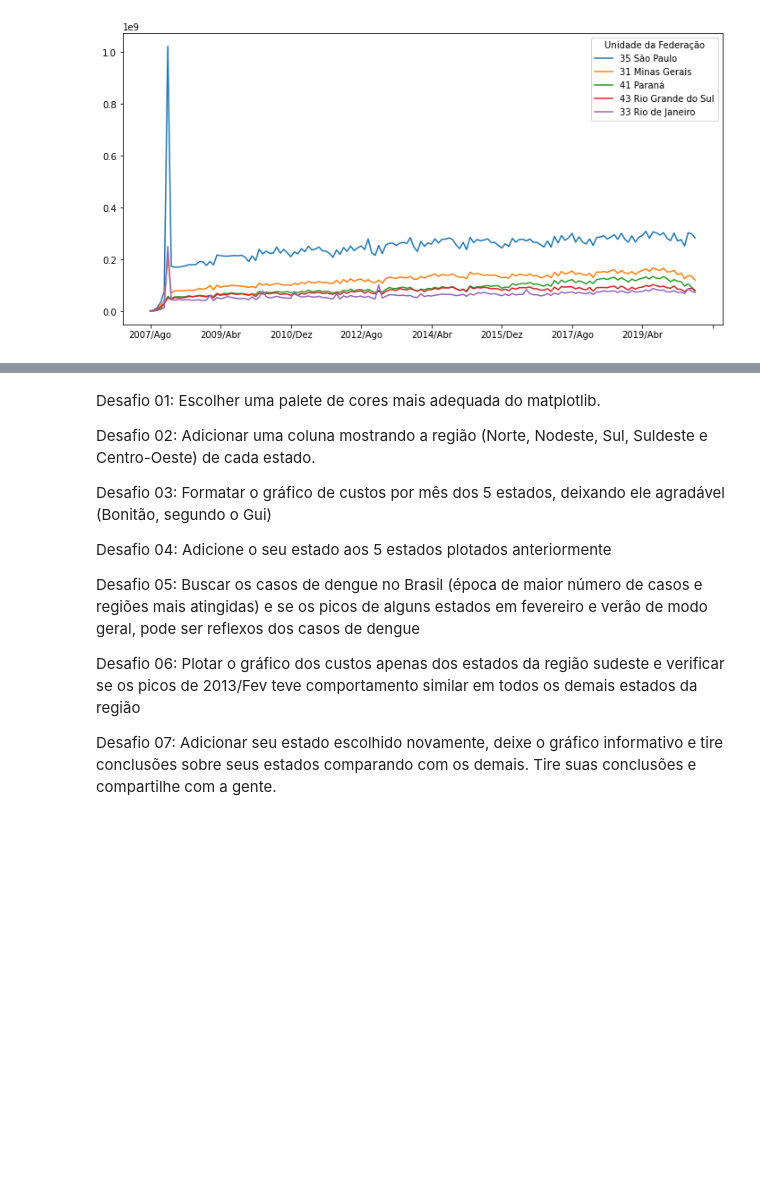
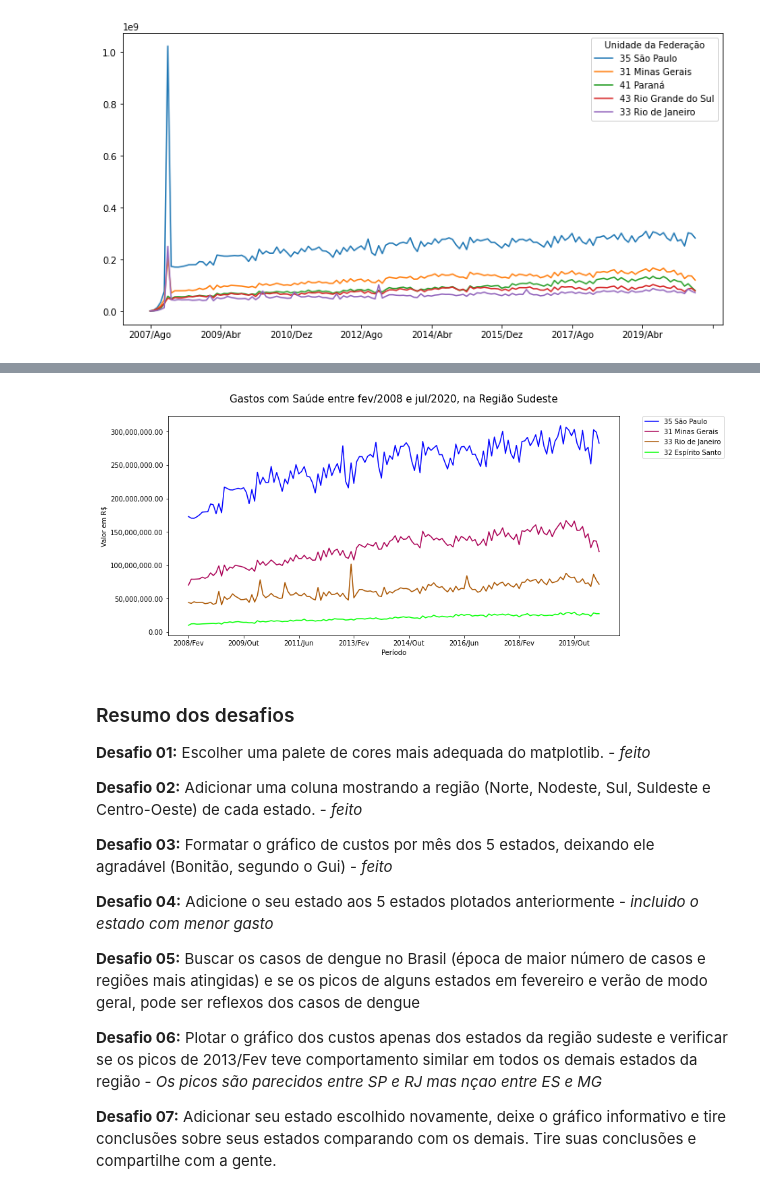
Before and after one commit to ClarisseAlvarenga/bootcamp_datascience_alura, a Jupyter notebook: SEMANA01/Bootcamp_DataScience_Alura_Semana_1.ipynb, the cells around one changed output, grey strips where cells are left out. Cells and saved outputs as stored; diff of their text form; code cells hidden in the pictures; blank space fills up the shorter version.

```diff
--- a/SEMANA01/Bootcamp_DataScience_Alura_Semana_1.ipynb
+++ b/SEMANA01/Bootcamp_DataScience_Alura_Semana_1.ipynb
@@ -386,14 +416,30 @@ ordenado_por_total[colunas].head().T.plot(figsize=(12,6));
+# %%
+#Desafio: plotar só os gráficos dos estados do Sudeste e ver se se trata de surto de Dengue
+ax =ordenado_por_total.query('Região == "Sudeste"')[colunas].T.plot(figsize=(12,6), cmap='brg')
+plt.title('Gastos com Saúde entre fev/2008 e jul/2020, na Região Sudeste',
+          fontsize=15, pad=20);
+#altera a formatação do eixo y para um float com duas casas decimais - incluindo o separador
+ax.yaxis.set_major_formatter(ticker.StrMethodFormatter('{x:,.2f}'))
+# Colocando a legenda à direita do plot.
+plt.legend(bbox_to_anchor=(1.05, 1), loc='upper left', borderaxespad=0.)
+ax.set_xlabel('Período')
+ax.set_ylabel('Valor em R$');
+# %% [output]
+[figure, added]
 # %% [markdown]
-Desafio 01: Escolher uma palete de cores mais adequada do matplotlib.
+### Resumo dos desafios
 
-Desafio 02: Adicionar uma coluna mostrando a região (Norte, Nodeste, Sul, Suldeste e Centro-Oeste) de cada estado.
 
-Desafio 03: Formatar o gráfico de custos por mês dos 5 estados, deixando ele agradável (Bonitão, segundo o Gui)
+**Desafio 01:** Escolher uma palete de cores mais adequada do matplotlib. - *feito*
 
-Desafio 04: Adicione o seu estado aos 5 estados plotados anteriormente
+**Desafio 02:** Adicionar uma coluna mostrando a região (Norte, Nodeste, Sul, Suldeste e Centro-Oeste) de cada estado. - *feito*
 
-Desafio 05: Buscar os casos de dengue no Brasil (época de maior número de casos e regiões mais atingidas) e se os picos de alguns estados em fevereiro e verão de modo geral, pode ser reflexos dos casos de dengue
+**Desafio 03:**  Formatar o gráfico de custos por mês dos 5 estados, deixando ele agradável (Bonitão, segundo o Gui) - *feito*
 
-Desafio 06: Plotar o gráfico dos custos apenas dos estados da região sudeste e verificar se os picos de 2013/Fev teve comportamento similar em todos os demais estados da região
+**Desafio 04:**  Adicione o seu estado aos 5 estados plotados anteriormente - *incluido o estado com menor gasto*
 
-Desafio 07: Adicionar seu estado escolhido novamente, deixe o gráfico informativo e tire conclusões sobre seus estados comparando com os demais. Tire suas conclusões e compartilhe com a gente.
+**Desafio 05:** Buscar os casos de dengue no Brasil (época de maior número de casos e regiões mais atingidas) e se os picos de alguns estados em fevereiro e verão de modo geral, pode ser reflexos dos casos de dengue
+
+**Desafio 06:** Plotar o gráfico dos custos apenas dos estados da região sudeste e verificar se os picos de 2013/Fev teve comportamento similar em todos os demais estados da região - *Os picos são parecidos entre SP e RJ mas nçao entre ES e MG*
+
+**Desafio 07:** Adicionar seu estado escolhido novamente, deixe o gráfico informativo e tire conclusões sobre seus estados comparando com os demais. Tire suas conclusões e compartilhe com a gente.
```
Also changed, not shown: parts of 7 cells of this notebook.
